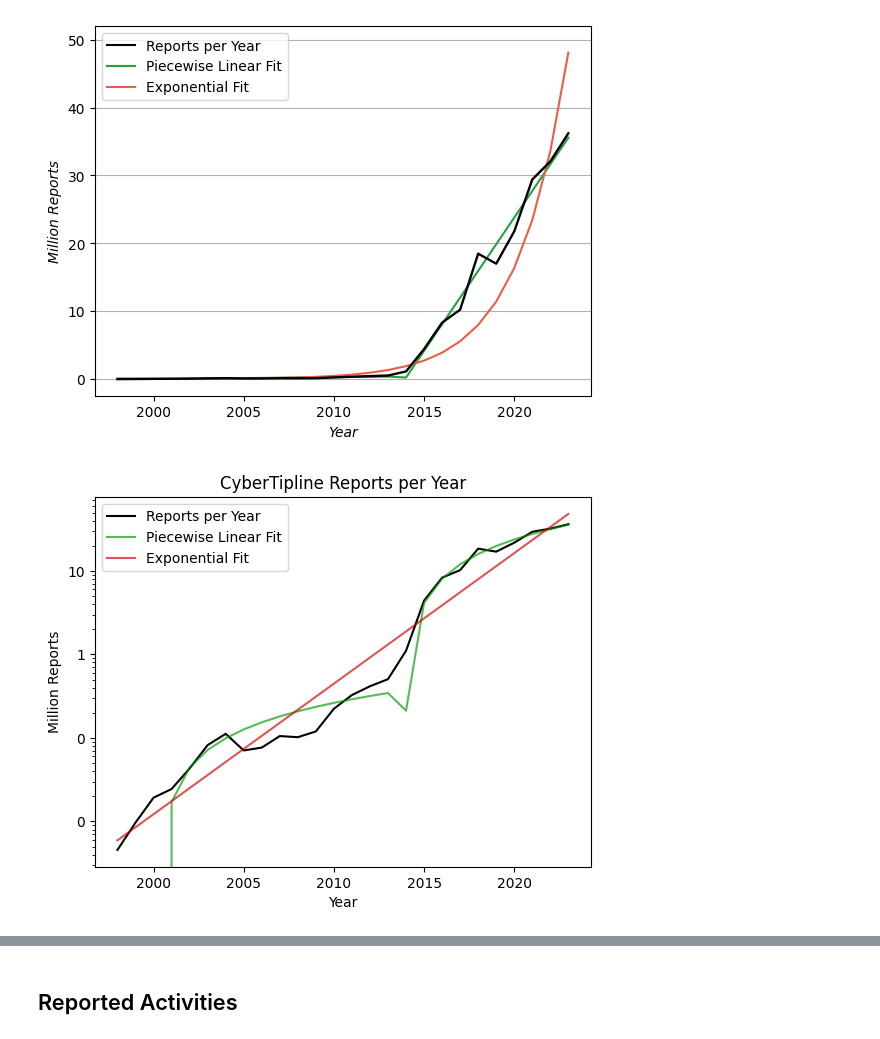
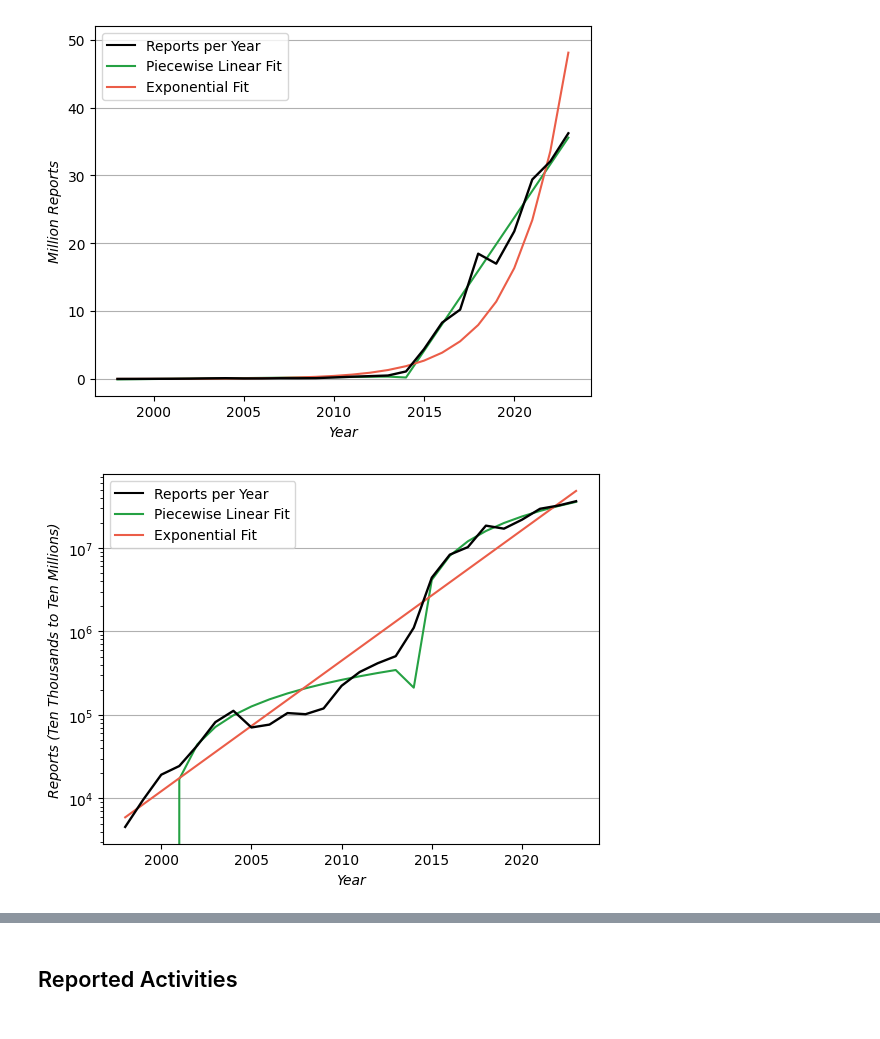
Before and after one commit to apparebit/diaphanous, a Jupyter notebook: analysis/reports.ipynb, the cells around one changed output, grey strips where cells are left out. Saved outputs shown, nothing was run; the diff lists cells and outputs as text; code cells hidden in the pictures.

```diff
--- a/analysis/reports.ipynb
+++ b/analysis/reports.ipynb
@@ -4,9 +4,10 @@ sys.path.insert(0, '..')
 
 import math
 import matplotlib
+import matplotlib.pyplot as plt
 import numpy as np
 import pandas as pd
-from intransparent import delete_latex_tables, show
+from intransparent import show
 
 show('<h1>Overview of CyberTipline Reports</h1>')
 show(
@@ -33,7 +34,7 @@ show(
     """
 )
 reports_per_year = pd.read_csv(
-    '../data/csam-reports-per-year.csv',
+    '../data/ocse-reports-per-year.csv',
     thousands=',',
     index_col='year'
 )
@@ -56,32 +57,37 @@ reports_per_year = reports_per_year.rename(columns={
     'exp_fit': 'Exponential Fit',
 })
 
-ax = reports_per_year.plot.line(color=["#000000", '#25a143', '#eb5d48'])
-ax.set_xlabel('Year', fontstyle='italic')
-ax.set_ylabel('Million Reports', fontstyle='italic')
-ax.get_yaxis().set_major_formatter(
-    matplotlib.ticker.FuncFormatter(lambda x, p: format(int(x/1_000_000), ',')))
-ax.grid(axis="y")
-ax.set_ylim(top=52_000_000)
-line = ax.get_lines()[0]
-line.set_linewidth(1.7)
-line.set_zorder(4)
+def plot(ax, scale = 'linear'):
+    reports_per_year.plot.line(ax=ax, color=["#000000", '#25a143', '#eb5d48'])
+    ax.set_xlabel('Year', fontstyle='italic')
+    if scale == 'linear':
+        ax.set_ylabel('Million Reports', fontstyle='italic')
+        ax.get_yaxis().set_major_formatter(
+            matplotlib.ticker.FuncFormatter(lambda x, p: format(int(x/1_000_000), ',')))
+    else:
+        ax.set_ylabel('Reports (Ten Thousands to Ten Millions)', fontstyle='italic')
+    ax.grid(axis="y")
+    if scale == 'linear':
+        ax.set_ylim(top=52_000_000)
+    else:
+        ax.set_yscale('log')
 
-ax.get_figure().savefig('../figure/reports.svg', format='svg')
+    # Make sure that line for actual data is clearly visible
+    line = ax.get_lines()[0]
+    line.set_linewidth(1.7)
+    line.set_zorder(4)
+
+fig, ax = plt.subplots()
+plot(ax)
+fig.savefig('../figure/reports.svg', format='svg')
 # %% [output]
 Overview of CyberTipline Reports
 Per 18 US Code §2258A, a number of activities related to the sexual exploitation of children must be reported to the National Center for Missing and Exploited Children or NCMEC. The following overview ...
 Number of Reports
 NCMEC started its CyberTipline in 1998. Since then, the number of reports has increased significantly, doubling in many but not nearly all years. NCMEC has characterized this growth as exponential in  ...
 [figure]
-# %%
-ax = reports_per_year.plot.line(color=['#000000', '#009900aa', '#cc0000aa'])
-
-ax.set_title('CyberTipline Reports per Year')
-ax.set_xlabel('Year')
-ax.set_ylabel('Million Reports')
-ax.set_yscale('log')
-ax.get_yaxis().set_major_formatter(
-    matplotlib.ticker.FuncFormatter(lambda x, p: format(int(x/1_000_000), ',')))
-# %% [output]
-[figure, removed]
+# %%
+fig, ax = plt.subplots()
+plot(ax, "log")
+# %% [output]
+[figure, added]
```
Also changed, not shown: parts of 2 cells of this notebook, 29 other files.
